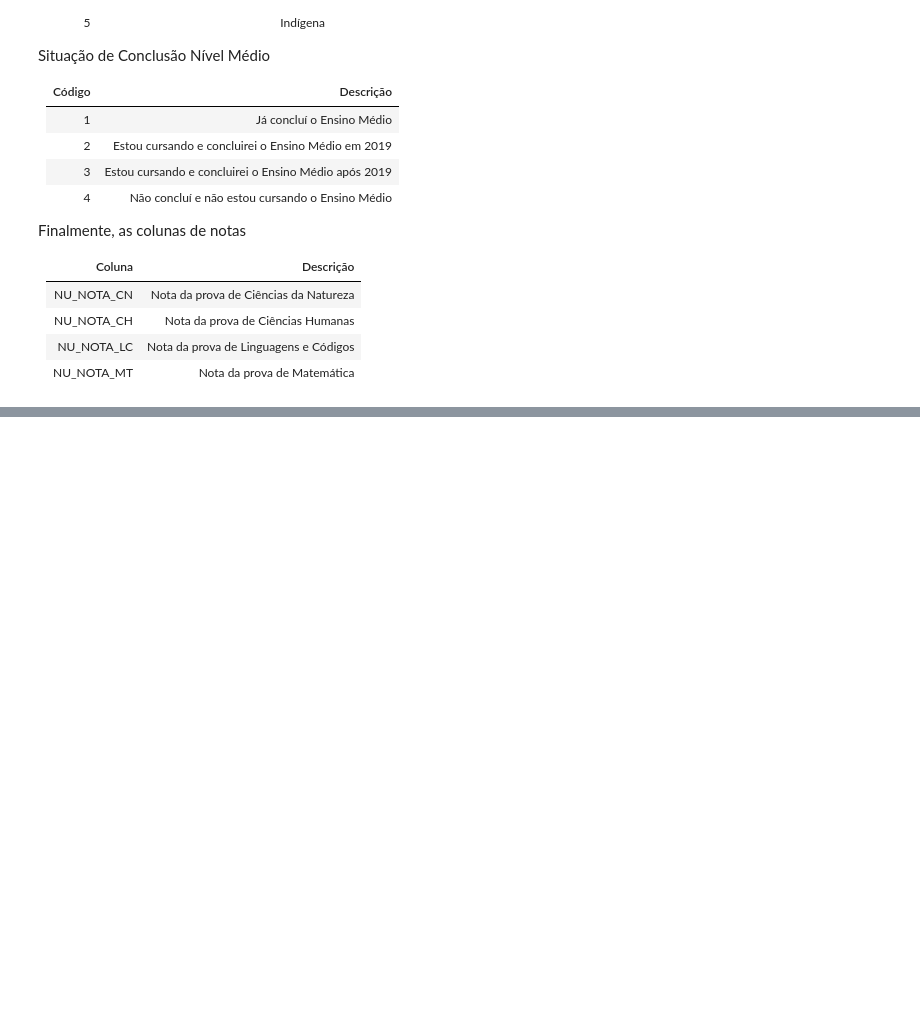
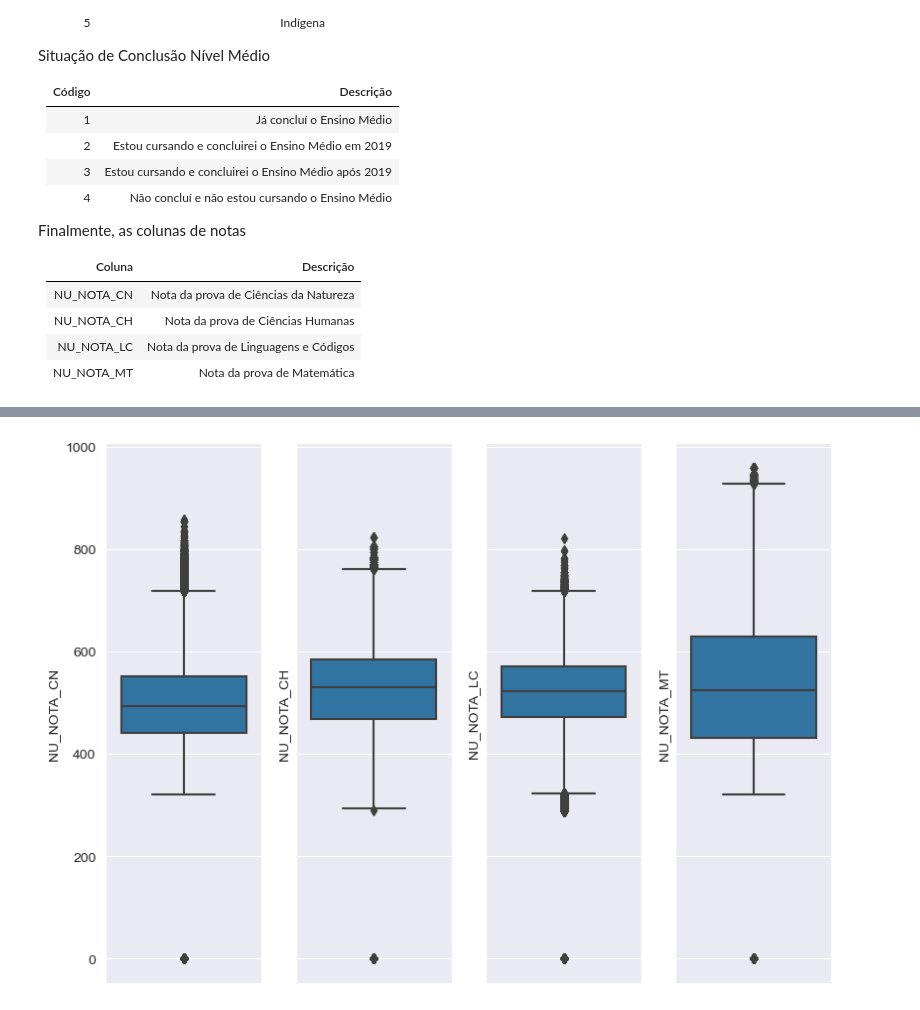
Before and after one commit to rhyanfrazao/aed-enem-2022, a Jupyter notebook: projeto-aed-enem-2023.ipynb, the cells around one changed output, grey strips where cells are left out. Cells and saved outputs as stored; diff of their text form; code cells hidden in the pictures; blank space fills up the shorter version.

```diff
--- a/projeto-aed-enem-2023.ipynb
+++ b/projeto-aed-enem-2023.ipynb
@@ -281,0 +332,5 @@ Finalmente, as colunas de notas
+# %%
+# Repetindo para 2023:
+
+colunas_notas_2023 = [coluna for coluna in df_enem_2023 if 'NOTA' in coluna]
+colunas_notas_2023
@@ -281,0 +372,12 @@ Finalmente, as colunas de notas
+# %%
+# Repetindo para 2023:
+
+sns.set_style("darkgrid")
+figura, graficos = plt.subplots(1, 4, sharey=True, figsize=(8,6))
+plt.tight_layout()
+
+for i in range(4):
+    coluna_1 = colunas_notas_2023[i]
+    sns.boxplot(data=df_enem_2023, y=coluna_1, ax=graficos[i])
+# %% [output]
+[figure, added]
```
Also changed, not shown: parts of 10 cells of this notebook.
